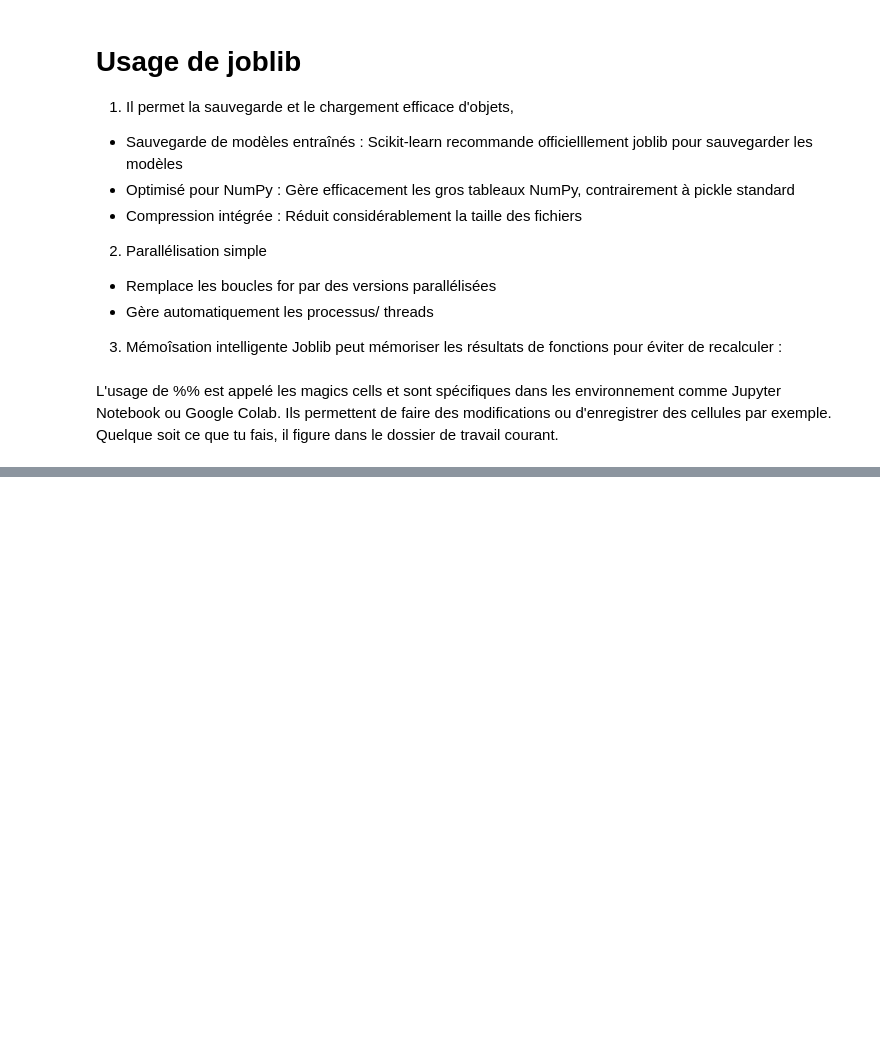
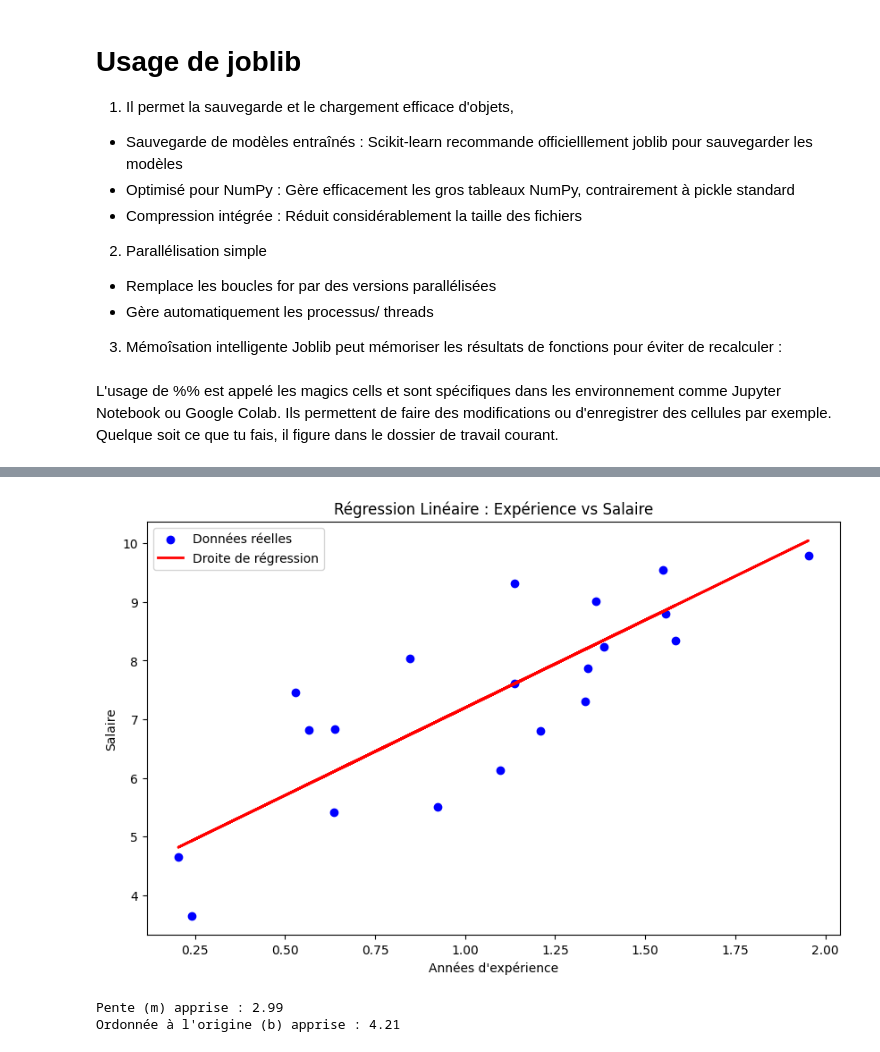
Before and after one commit to houndolopatrick-bit/MLOps, a Jupyter notebook: week1/3-project/Carapuce0.ipynb, the cells around one changed output, grey strips where cells are left out. Cells and saved outputs as stored; diff of their text form; code cells hidden in the pictures; blank space fills up the shorter version.

```diff
--- a/week1/3-project/Carapuce0.ipynb
+++ b/week1/3-project/Carapuce0.ipynb
@@ -303 +459,38 @@ Writing main.py
 # j'ai eu une erreur , que sans quoi fastapi[standard], je ne peux pas ouvrir le navigateur qui lui est rattaché
+# %%
+import numpy as np
+import matplotlib.pyplot as plt
+from sklearn.model_selection import train_test_split
+from sklearn.linear_model import LinearRegression
+from sklearn.metrics import mean_squared_error, r2_score
+# 1. Créer des données d'exemple
+np.random.seed(0)
+X = 2 * np.random.rand(100, 1)
+# Années d'expérience
+y = 4 + 3 * X + np.random.randn(100, 1)
+# Salaire
+#2. Diviser les données en ensembles d'entraînement et de test
+# # On entraîne le modèle sur 80% des données, on le teste sur les 20% restants.
+X_train, X_test, y_train, y_test = train_test_split(X, y, test_size=0.2, random_state=42)
+ # 3. Créer et entraîner le modèle
+model = LinearRegression()
+model.fit(X_train, y_train)
+ # 4. Faire des prédictions sur les données de test
+y_pred = model.predict(X_test)
+# 5. Visualiser la droite de régression
+plt.figure(figsize=(10, 6))
+plt.scatter(X_test, y_test, color='blue', label='Données réelles')
+plt.plot(X_test, y_pred, color='red', linewidth=2, label='Droite de régression')
+plt.title('Régression Linéaire : Expérience vs Salaire')
+42
+plt.xlabel('Années d\'expérience')
+plt.ylabel('Salaire')
+plt.legend()
+plt.show()
+# Afficher les coefficients appris par le modèle
+print(f"Pente (m) apprise : {model.coef_[0][0]:.2f}")
+print(f"Ordonnée à l'origine (b) apprise : {model.intercept_[0]:.2f}")
+# %% [output]
+[figure, added]
+Pente (m) apprise : 2.99
+Ordonnée à l'origine (b) apprise : 4.21
```
Also changed, not shown: parts of 26 cells of this notebook, 3 other files.
